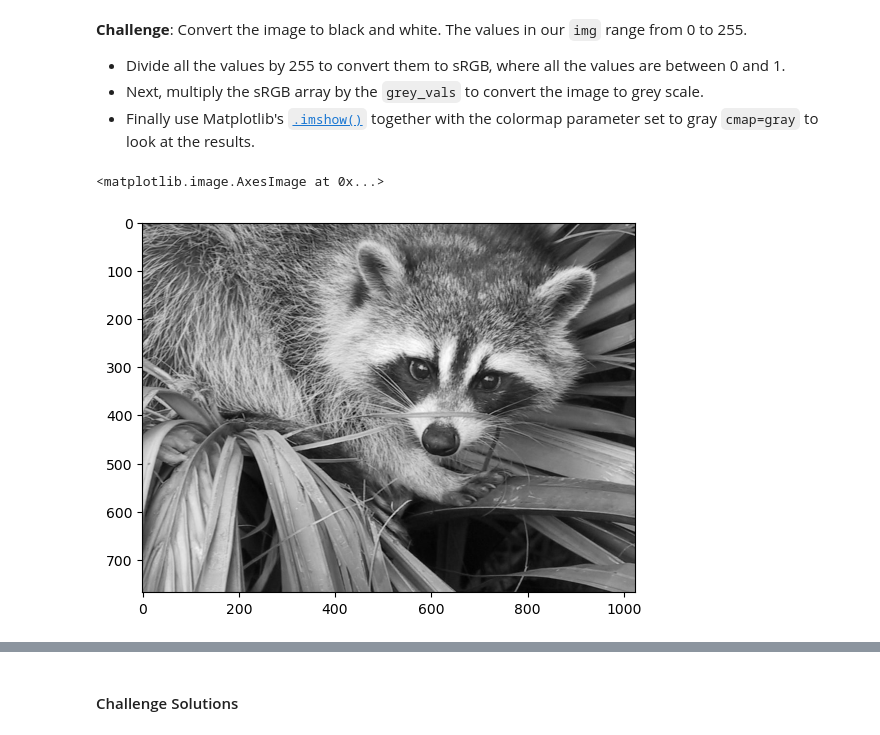
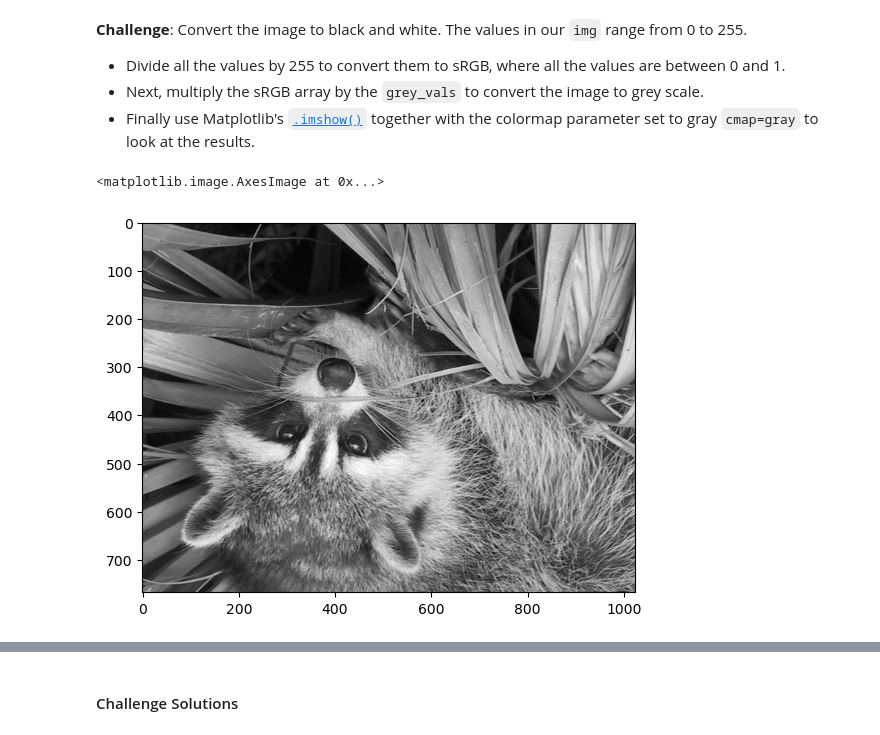
Before and after one commit to archie122/100-days-of-code, a Jupyter notebook: Day_72/Computation_with_NumPy_and_N_Dimensional_Arrays_(start).ipynb, the cells around one changed output, grey strips where cells are left out. Cells and saved outputs as stored; diff of their text form; code cells hidden in the pictures.

```diff
--- a/Day_72/Computation_with_NumPy_and_N_Dimensional_Arrays_(start).ipynb
+++ b/Day_72/Computation_with_NumPy_and_N_Dimensional_Arrays_(start).ipynb
@@ -299,11 +287,11 @@ grey_vals = np.array([0.2126, 0.7152, 0.0722])
 # %%
 img = misc.face()
 sRGB = img / 255
 img_gray = sRGB @ grey_vals
-plt.imshow(img_gray, cmap='gray')
+plt.imshow(np.flip(img_gray), cmap='gray')
 # %% [output]
 <matplotlib.image.AxesImage at 0x...>
-[figure, old version]
+[figure, new version]
 # %% [markdown]
 **Challenge**: Can you manipulate the images by doing some operations on the underlying ndarrays? See if you can change the values in the ndarray so that:
 
```
Also changed, not shown: parts of 6 cells of this notebook, 1 other file.
